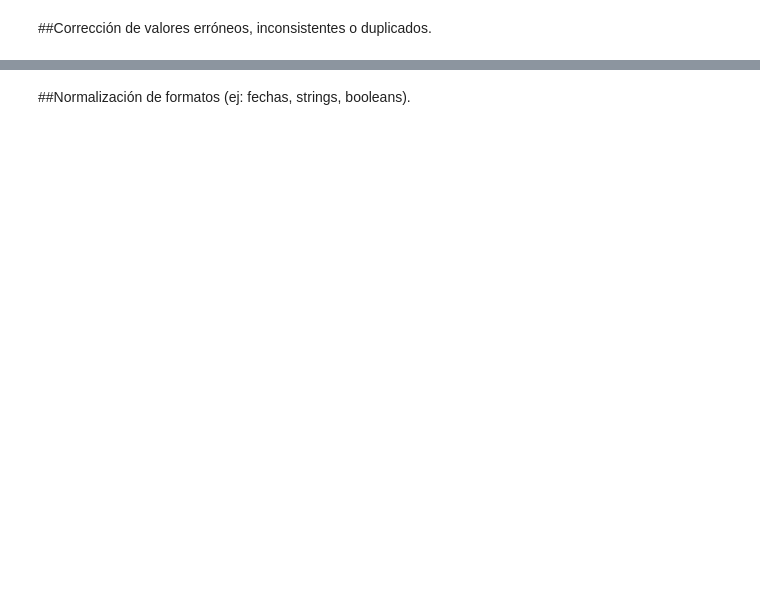
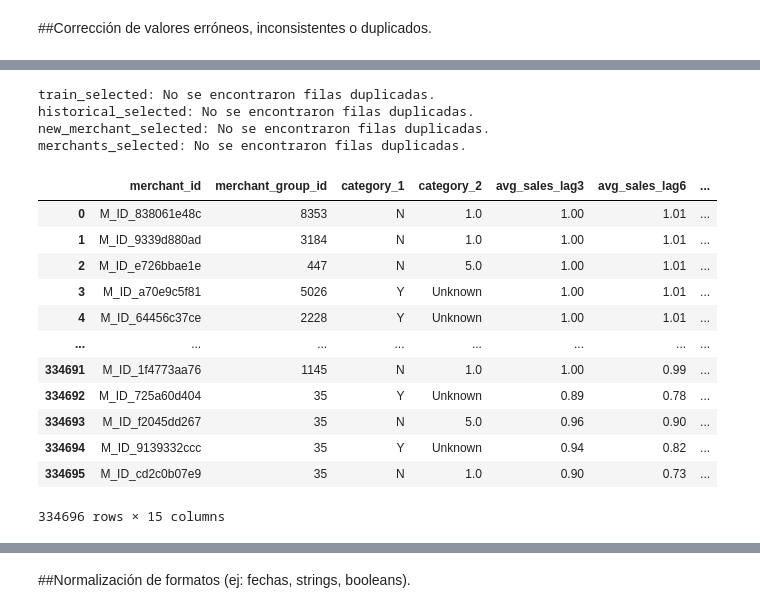
Before and after one commit to paulsantillan787/elo-data-mining, a Jupyter notebook: Preparacion_de_los_datos.ipynb, the cells around one changed output, grey strips where cells are left out. Cells and saved outputs as stored; diff of their text form; code cells hidden in the pictures; blank space fills up the shorter version.

```diff
--- a/Preparacion_de_los_datos.ipynb
+++ b/Preparacion_de_los_datos.ipynb
@@ -139,0 +409,33 @@ merchants_selected.to_csv("src/merchants_selected.csv", index=False)
+# %%
+def eliminar_duplicados(df, nombre_df="DataFrame"):
+    duplicados = df.duplicated().sum()
+    if duplicados > 0:
+        print(f"{nombre_df}: {duplicados} filas duplicadas eliminadas.")
+        df_sin_duplicados = df.drop_duplicates()
+        return df_sin_duplicados
+    else:
+        print(f"{nombre_df}: No se encontraron filas duplicadas.")
+        return df
+# %%
+eliminar_duplicados(train_selected, "train_selected")
+eliminar_duplicados(historical_selected, "historical_selected")
+eliminar_duplicados(new_merchant_selected, "new_merchant_selected")
+eliminar_duplicados(merchants_selected, "merchants_selected")
+# %% [output]
+train_selected: No se encontraron filas duplicadas.
+historical_selected: No se encontraron filas duplicadas.
+new_merchant_selected: No se encontraron filas duplicadas.
+merchants_selected: No se encontraron filas duplicadas.
+|  | merchant_id | merchant_group_id | category_1 | category_2 | avg_sales_lag3 | avg_sales_lag6 | ... |
+| 0 | M_ID_838061e48c | 8353 | N | 1.0 | 1.00 | 1.01 | ... |
+| 1 | M_ID_9339d880ad | 3184 | N | 1.0 | 1.00 | 1.01 | ... |
+| 2 | M_ID_e726bbae1e | 447 | N | 5.0 | 1.00 | 1.01 | ... |
+| 3 | M_ID_a70e9c5f81 | 5026 | Y | Unknown | 1.00 | 1.01 | ... |
+| 4 | M_ID_64456c37ce | 2228 | Y | Unknown | 1.00 | 1.01 | ... |
+| ... | ... | ... | ... | ... | ... | ... | ... |
+| 334691 | M_ID_1f4773aa76 | 1145 | N | 1.0 | 1.00 | 0.99 | ... |
+| 334692 | M_ID_725a60d404 | 35 | Y | Unknown | 0.89 | 0.78 | ... |
+| 334693 | M_ID_f2045dd267 | 35 | N | 5.0 | 0.96 | 0.90 | ... |
+| 334694 | M_ID_9139332ccc | 35 | Y | Unknown | 0.94 | 0.82 | ... |
+| 334695 | M_ID_cd2c0b07e9 | 35 | N | 1.0 | 0.90 | 0.73 | ... |
+334696 rows × 15 columns
```
Also changed, not shown: parts of 34 cells of this notebook.
